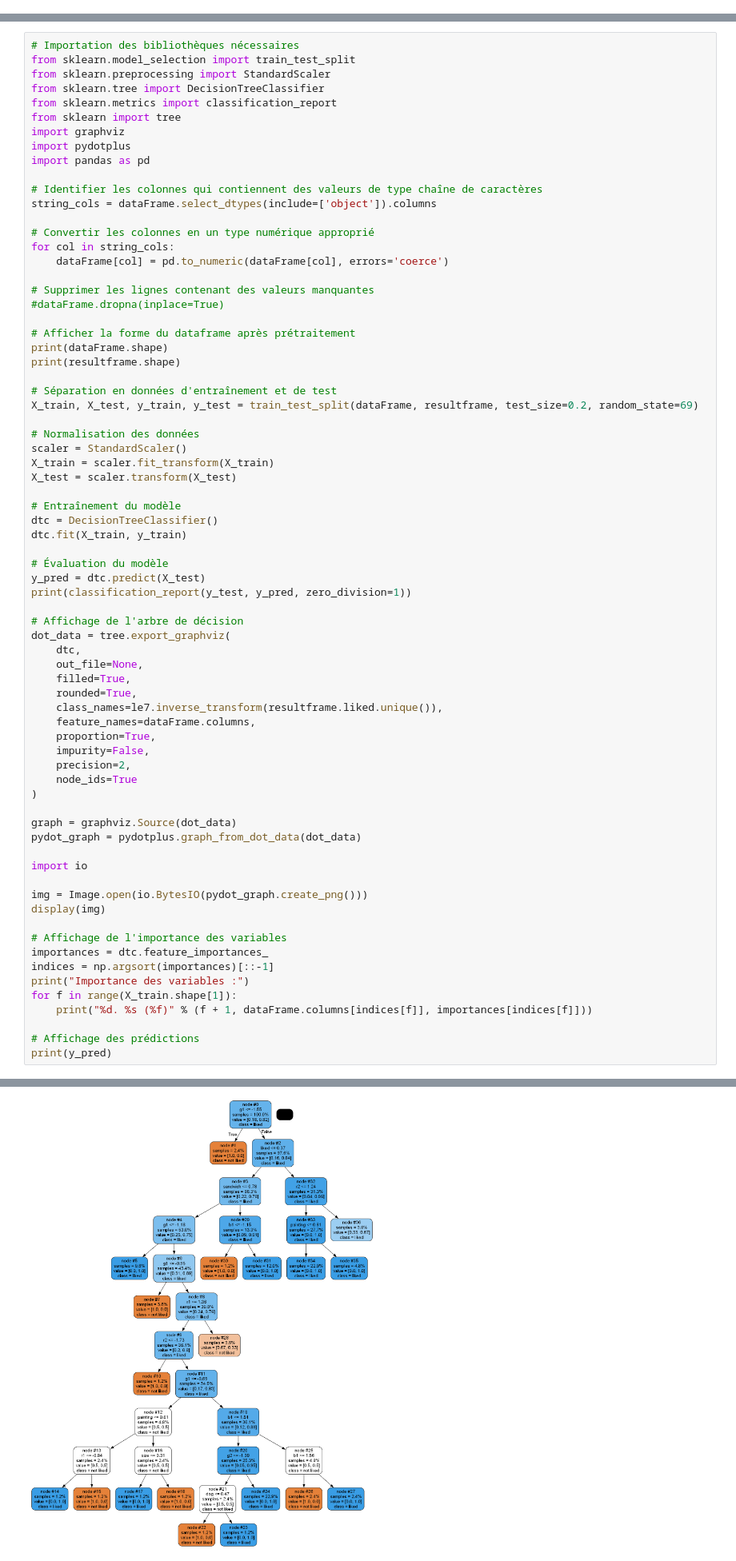
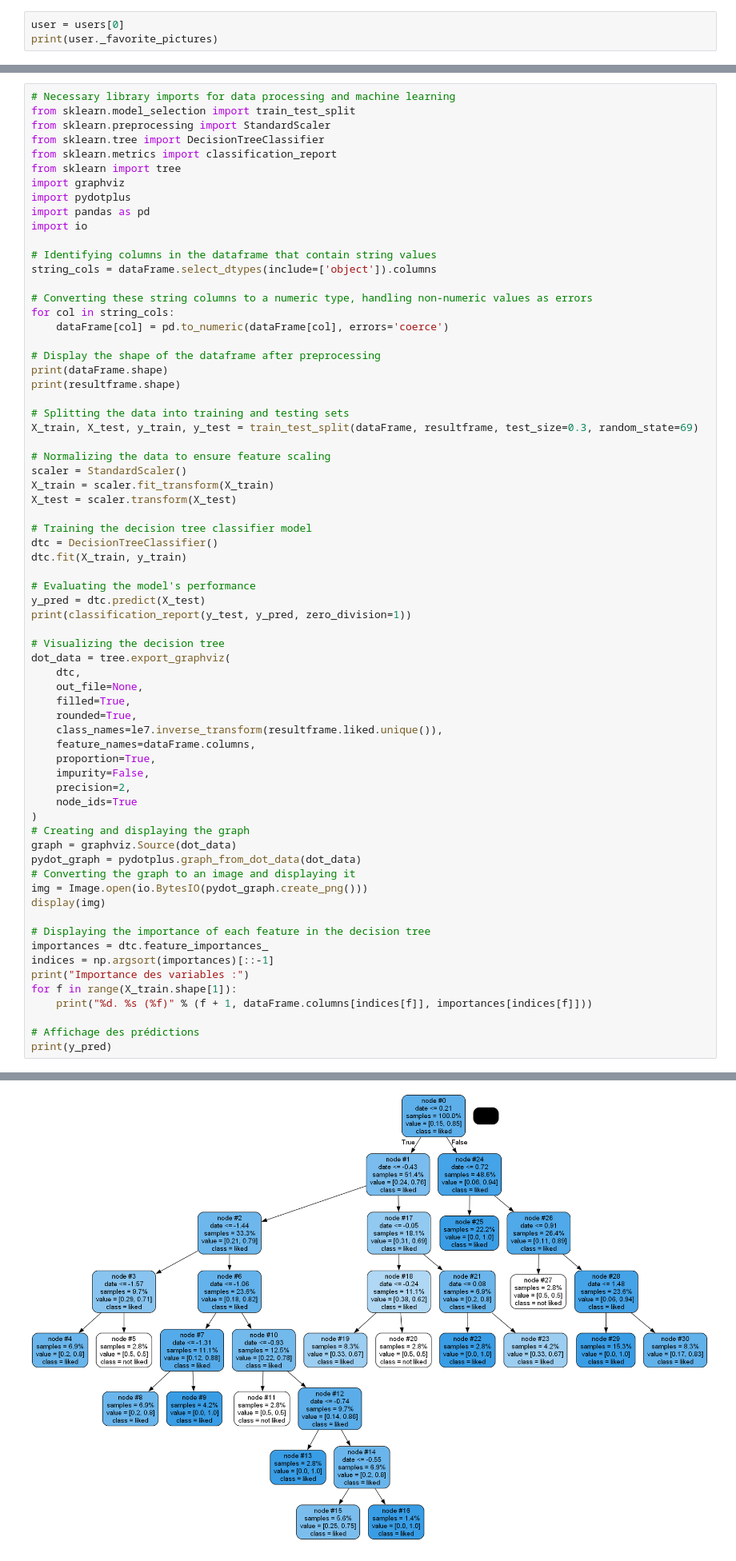
Before and after one commit to ChahanD/DataMining, a Jupyter notebook: main.ipynb, the cells around one changed output, grey strips where cells are left out. Shown at 80% size. Drawn from its saved outputs; the diff is of its cells as text.

```diff
--- a/main.ipynb
+++ b/main.ipynb
@@ -436,0 +428,3 @@ for i in range(number_users):
+# %%
+user = users[0]
+print(user._favorite_pictures)
@@ -539,7 +561,7 @@ Q287169-Q3305213      1
 
 [104 rows x 1 columns]
 # %%
-# Importation des bibliothèques nécessaires
+# Necessary library imports for data processing and machine learning
 from sklearn.model_selection import train_test_split
 from sklearn.preprocessing import StandardScaler
 from sklearn.tree import DecisionTreeClassifier
@@ -548,38 +570,36 @@ from sklearn import tree
 import graphviz
 import pydotplus
 import pandas as pd
+import io
 
-# Identifier les colonnes qui contiennent des valeurs de type chaîne de caractères
+# Identifying columns in the dataframe that contain string values
 string_cols = dataFrame.select_dtypes(include=['object']).columns
 
-# Convertir les colonnes en un type numérique approprié
+# Converting these string columns to a numeric type, handling non-numeric values as errors
 for col in string_cols:
     dataFrame[col] = pd.to_numeric(dataFrame[col], errors='coerce')
 
-# Supprimer les lignes contenant des valeurs manquantes
-#dataFrame.dropna(inplace=True)
-
-# Afficher la forme du dataframe après prétraitement
+# Display the shape of the dataframe after preprocessing
 print(dataFrame.shape)
 print(resultframe.shape)
 
-# Séparation en données d'entraînement et de test
-X_train, X_test, y_train, y_test = train_test_split(dataFrame, resultframe, test_size=0.2, random_state=69)
+# Splitting the data into training and testing sets
+X_train, X_test, y_train, y_test = train_test_split(dataFrame, resultframe, test_size=0.3, random_state=69)
 
-# Normalisation des données
+# Normalizing the data to ensure feature scaling
 scaler = StandardScaler()
 X_train = scaler.fit_transform(X_train)
 X_test = scaler.transform(X_test)
 
-# Entraînement du modèle
+# Training the decision tree classifier model
 dtc = DecisionTreeClassifier()
 dtc.fit(X_train, y_train)
 
-# Évaluation du modèle
+# Evaluating the model's performance
 y_pred = dtc.predict(X_test)
 print(classification_report(y_test, y_pred, zero_division=1))
 
-# Affichage de l'arbre de décision
+# Visualizing the decision tree
 dot_data = tree.export_graphviz(
     dtc,
     out_file=None,
@@ -592,16 +612,14 @@ dot_data = tree.export_graphviz(
     precision=2,
     node_ids=True
 )
-
+# Creating and displaying the graph
 graph = graphviz.Source(dot_data)
 pydot_graph = pydotplus.graph_from_dot_data(dot_data)
-
-import io
-
+# Converting the graph to an image and displaying it
 img = Image.open(io.BytesIO(pydot_graph.create_png()))
 display(img)
 
-# Affichage de l'importance des variables
+# Displaying the importance of each feature in the decision tree
 importances = dtc.feature_importances_
 indices = np.argsort(importances)[::-1]
 print("Importance des variables :")
@@ -624,2 +642,2 @@ weighted avg       1.00      0.76      0.86        21
-[figure, old version]
+[figure, new version]
 Importance des variables :
```
Also changed, not shown: parts of 20 cells of this notebook, 1 other file.
